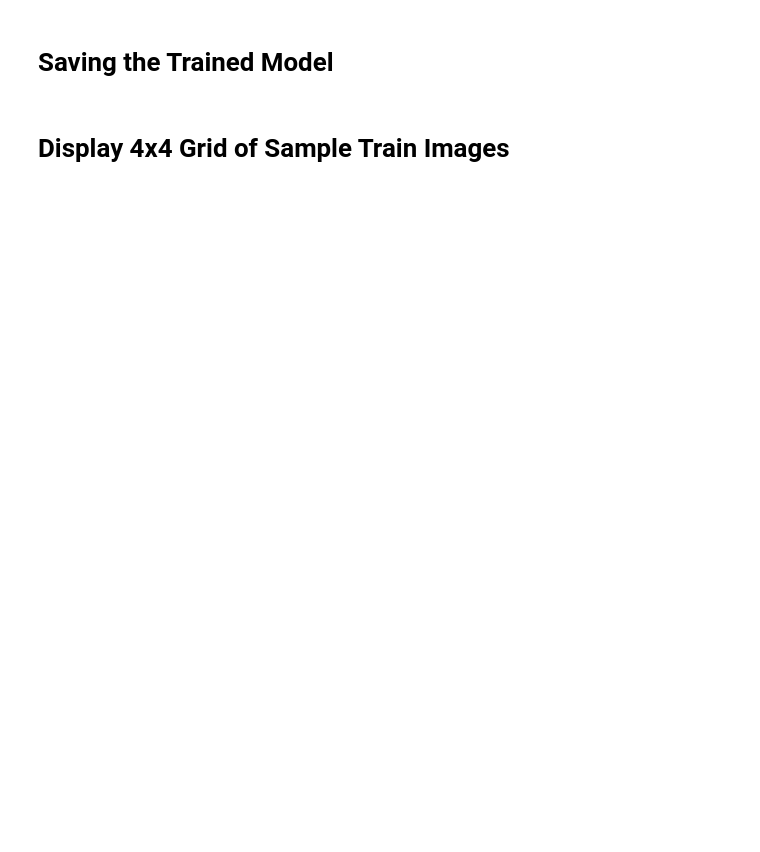
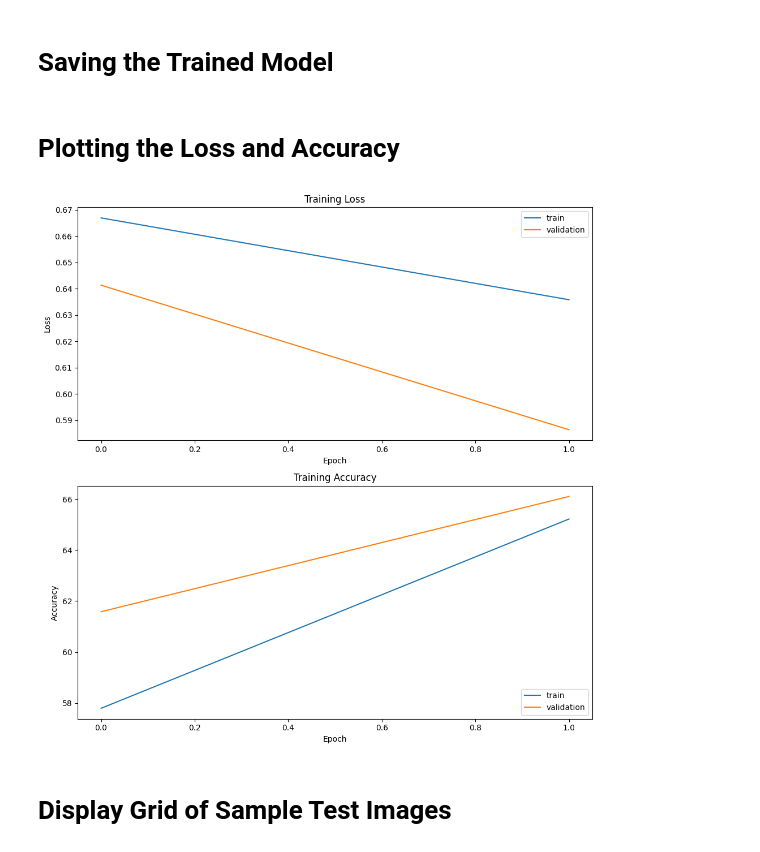
Before and after one commit to deeyonn/CS4243-Mini-Project, a Jupyter notebook: pytorch_baseline_model.ipynb, the cells around one changed output. Saved outputs shown, nothing was run; the diff lists cells and outputs as text; code cells hidden in the pictures; blank space fills up the shorter version.

```diff
--- a/pytorch_baseline_model.ipynb
+++ b/pytorch_baseline_model.ipynb
@@ -182,17 +185,18 @@ from torchvision.transforms import v2
 
 # Define a composition of image transformations
 baseline_transforms = v2.Compose([
-  # Resize the image to the required size
-  v2.Resize(size=image_dimensions),
+  # Randomly crop a section of the image
+  v2.RandomResizedCrop(size=image_dimensions, antialias=True),
   # Convert the image to a tensor with pixels in the range [0, 1]
   v2.ToDtype(torch.float32, scale=True),
   # Normalize the image
-  v2.Normalize(mean=[0.485, 0.456, 0.406], std=[0.229, 0.224, 0.225]),
+  # v2.Normalize(mean=[0.485, 0.456, 0.406], std=[0.229, 0.224, 0.225]),
 ])
 # %% [markdown]
 # Applying Transforms
 # %%
 import os # For file path operations
+from torch.utils.data import random_split # For splitting the dataset
 
 # Define the path of the dataset
 train_dir = os.path.join(dataset_root_path, "train")
@@ -201,6 +205,11 @@ test_dir = os.path.join(dataset_root_path, "test")
 # Create the custom dataset
 train_dataset = CustomImageDataset("train_labels.csv", train_dir, transform=baseline_transforms)
 test_dataset = CustomImageDataset("test_labels.csv", test_dir, transform=baseline_transforms)
+
+# Split the training dataset into training and validation datasets
+train_size = int(0.8 * len(train_dataset))
+val_size = len(train_dataset) - train_size
+train_dataset, val_dataset = random_split(train_dataset, [train_size, val_size], generator=torch.Generator().manual_seed(seed))
 # %% [markdown]
 # Loading Custom Dataset
 # %%
@@ -212,6 +221,7 @@ and thus enables faster data transfer to CUDA-enabled GPUs.
 from torch.utils.data import DataLoader # For custom datasets
 
 train_dataloader = DataLoader(train_dataset, batch_size=batch_size, shuffle=True, pin_memory=True)
+val_dataloader = DataLoader(val_dataset, batch_size=batch_size, shuffle=True, pin_memory=True)
 test_dataloader = DataLoader(test_dataset, batch_size=batch_size, shuffle=True, pin_memory=True)
 # %% [markdown]
 # Verifying Dataset
@@ -402,13 +344,13 @@ import torch.optim as optim  # For optimizers
 
 # Define the loss function
 # https://pytorch.org/docs/main/nn.html#loss-functions
-criterion = nn.CrossEntropyLoss().to(device)
+criterion = nn.CrossEntropyLoss()
 
 # Define the optimizer
 '''
 momentum is a parameter that helps accelerate gradients vectors in the right directions, thus leading to faster converging.
 weight_decay is a regularization parameter that will reduce the magnitude of the weights, thus making the model more robust and prevent overfitting.
 '''
-optimizer = optim.SGD(model.parameters(), lr=0.005, momentum=0.9, weight_decay=0.005)
+optimizer = optim.SGD(model.parameters(), lr=0.001, momentum=0.9)
 # optimizer = optim.Adam(model.parameters(), lr=0.001)
 # %% [markdown]
@@ -486,8 +457,33 @@ Finished Training
 # %%
 # Save the model
 torch.save(model.state_dict(), model_name)
+# %% [markdown]
+# Plotting the Loss and Accuracy
+# %%
+# Plot training loss and accuracy curves
+plt.figure(figsize=(10, 10))
+plt.subplot(2, 1, 1)
+plt.title("Training Loss")
+plt.xlabel("Epoch")
+plt.ylabel("Loss")
+plt.plot(train_losses, label="train")
+plt.plot(val_losses, label="validation")
+plt.legend(loc="upper right")
+
+plt.subplot(2, 1, 2)
+plt.title("Training Accuracy")
+plt.xlabel("Epoch")
+plt.ylabel("Accuracy")
+plt.plot(train_accuracies, label="train")
+plt.plot(val_accuracies, label="validation")
+plt.legend(loc="lower right")
+
+plt.tight_layout()
+plt.show()
+# %% [output]
+[figure, added]
 # %% [markdown]
-# Display 4x4 Grid of Sample Train Images
+# Display Grid of Sample Test Images
 # %%
 # Get a batch of test data (see batch_size above)
 images, label = next(iter(test_dataloader))
```
Also changed, not shown: parts of 18 cells of this notebook.
